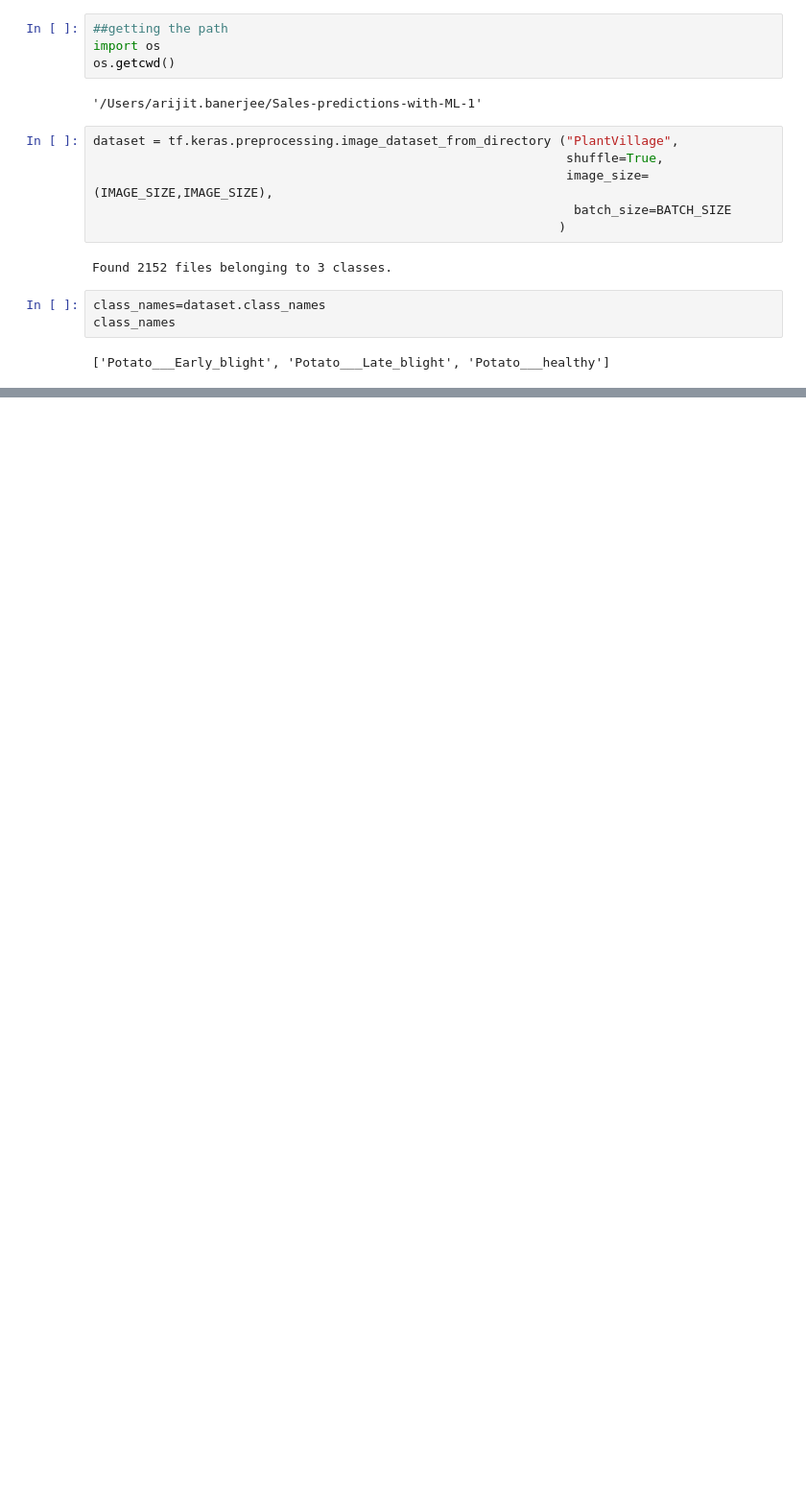
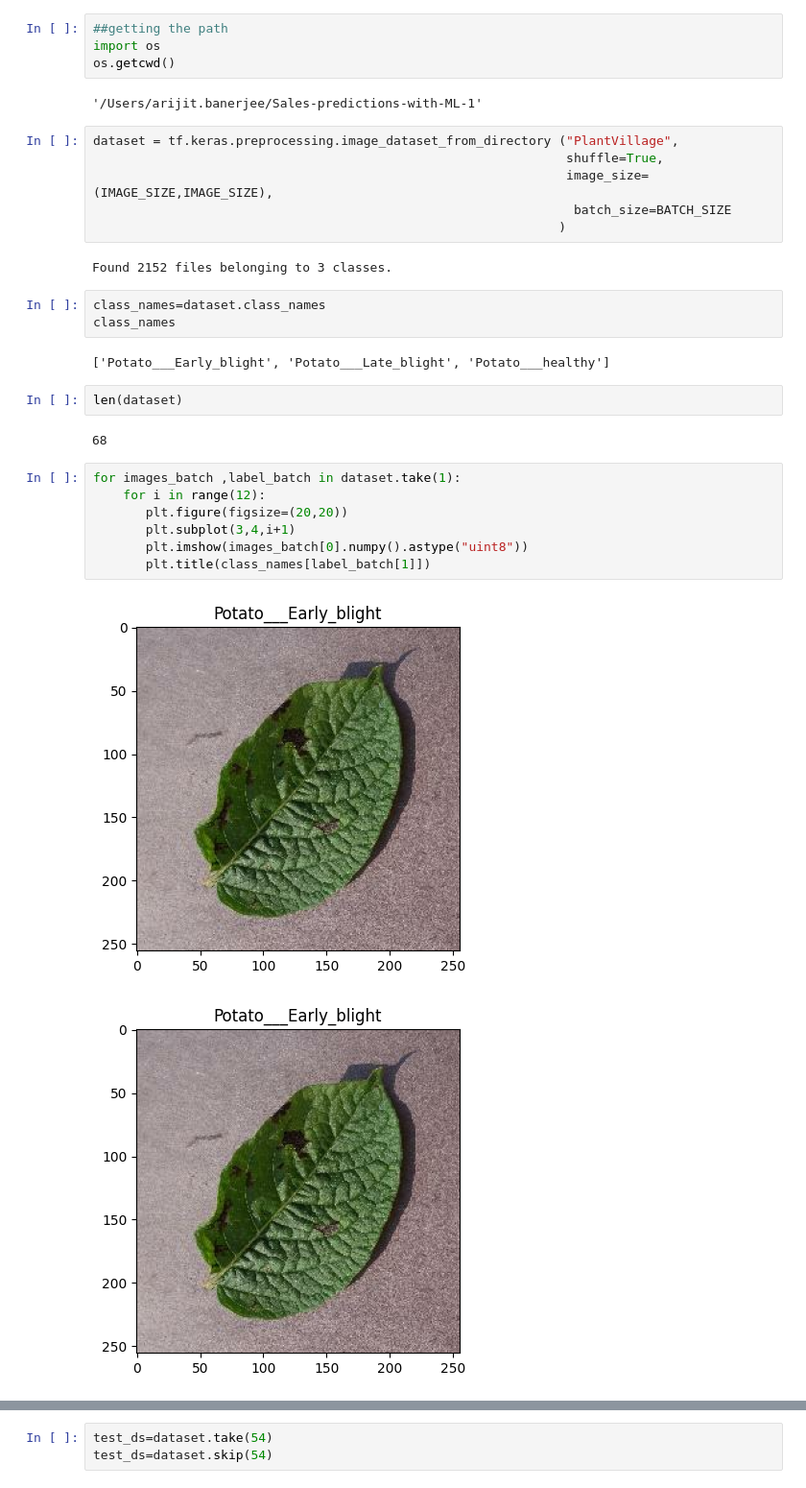
Before and after one commit to baariji99/Sales-predictions-with-ML, a Jupyter notebook: Potato Disease classification.ipynb, the cells around one changed output, grey strips where cells are left out. Shown at 96% size. Drawn from its saved outputs; the diff is of its cells as text; blank space fills up the shorter version.

```diff
--- a/Potato Disease classification.ipynb
+++ b/Potato Disease classification.ipynb
@@ -28,3 +31,17 @@ class_names=dataset.class_names
 class_names
 # %% [output]
 ['Potato___Early_blight', 'Potato___Late_blight', 'Potato___healthy']
+# %%
+len(dataset)
+# %% [output]
+68
+# %%
+for images_batch ,label_batch in dataset.take(1):
+    for i in range(12):
+       plt.figure(figsize=(20,20))
+       plt.subplot(3,4,i+1)
+       plt.imshow(images_batch[0].numpy().astype("uint8"))
+       plt.title(class_names[label_batch[1]])
+# %% [output]
+[figure, added]
+[figure, added]
@@ -30,0 +58,3 @@ class_names
+# %%
+test_ds=dataset.take(54)
+test_ds=dataset.skip(54)
```
Also changed, not shown: parts of 20 cells of this notebook.
